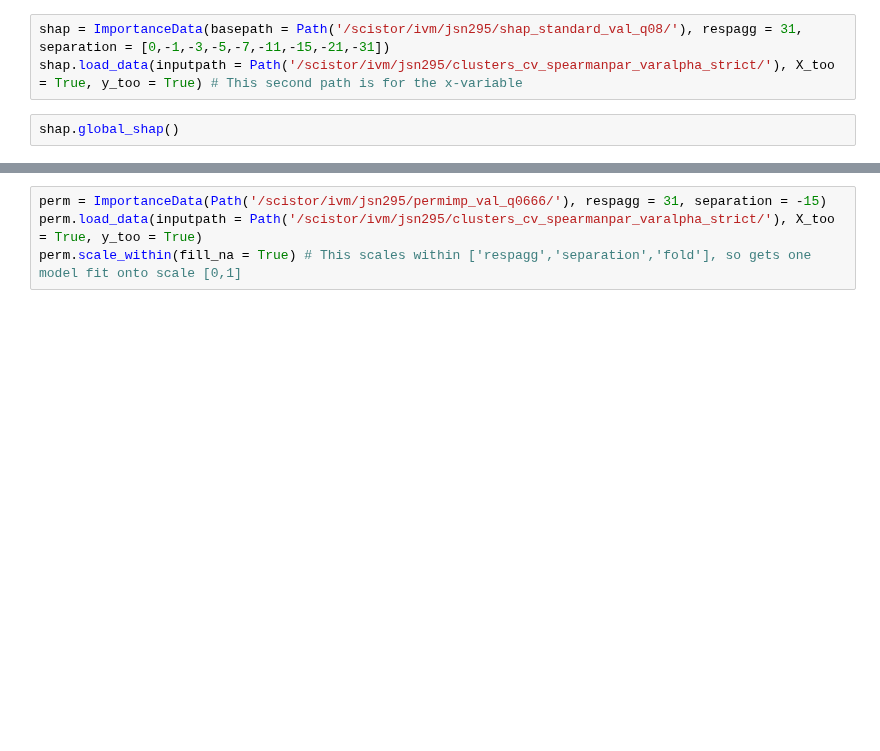
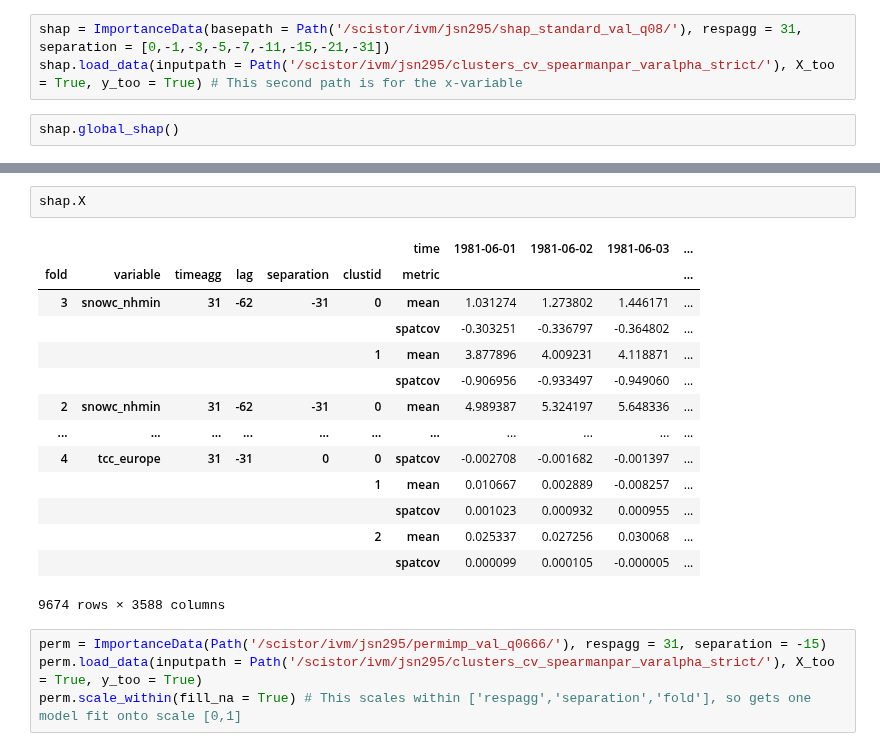
Before and after one commit to chiemvs/Weave, a Jupyter notebook: notebooks/test_inspection.ipynb, the cells around one changed output, grey strips where cells are left out. Cells and saved outputs as stored; diff of their text form; blank space fills up the shorter version.

```diff
--- a/notebooks/test_inspection.ipynb
+++ b/notebooks/test_inspection.ipynb
@@ -147,3 +147,20 @@ scatterplot(shap, shap.df.iloc[[shap.df.iloc[:,0].argmax()],:], quantile = 0.8)
+# %%
+shap.X
+# %% [output]
+|  |  |  |  |  |  | time | 1981-06-01 | 1981-06-02 | 1981-06-03 | ... |
+| fold | variable | timeagg | lag | separation | clustid | metric |  |  |  | ... |
+| 3 | snowc_nhmin | 31 | -62 | -31 | 0 | mean | 1.031274 | 1.273802 | 1.446171 | ... |
+|  |  |  |  |  |  | spatcov | -0.303251 | -0.336797 | -0.364802 | ... |
+|  |  |  |  |  | 1 | mean | 3.877896 | 4.009231 | 4.118871 | ... |
+|  |  |  |  |  |  | spatcov | -0.906956 | -0.933497 | -0.949060 | ... |
+| 2 | snowc_nhmin | 31 | -62 | -31 | 0 | mean | 4.989387 | 5.324197 | 5.648336 | ... |
+| ... | ... | ... | ... | ... | ... | ... | ... | ... | ... | ... |
+| 4 | tcc_europe | 31 | -31 | 0 | 0 | spatcov | -0.002708 | -0.001682 | -0.001397 | ... |
+|  |  |  |  |  | 1 | mean | 0.010667 | 0.002889 | -0.008257 | ... |
+|  |  |  |  |  |  | spatcov | 0.001023 | 0.000932 | 0.000955 | ... |
+|  |  |  |  |  | 2 | mean | 0.025337 | 0.027256 | 0.030068 | ... |
+|  |  |  |  |  |  | spatcov | 0.000099 | 0.000105 | -0.000005 | ... |
+9674 rows × 3588 columns
 # %%
 perm = ImportanceData(Path('/scistor/ivm/jsn295/permimp_val_q0666/'), respagg = 31, separation = -15)
 perm.load_data(inputpath = Path('/scistor/ivm/jsn295/clusters_cv_spearmanpar_varalpha_strict/'), X_too = True, y_too = True)
```
Also changed, not shown: parts of 1 cell of this notebook, 1 other file.
